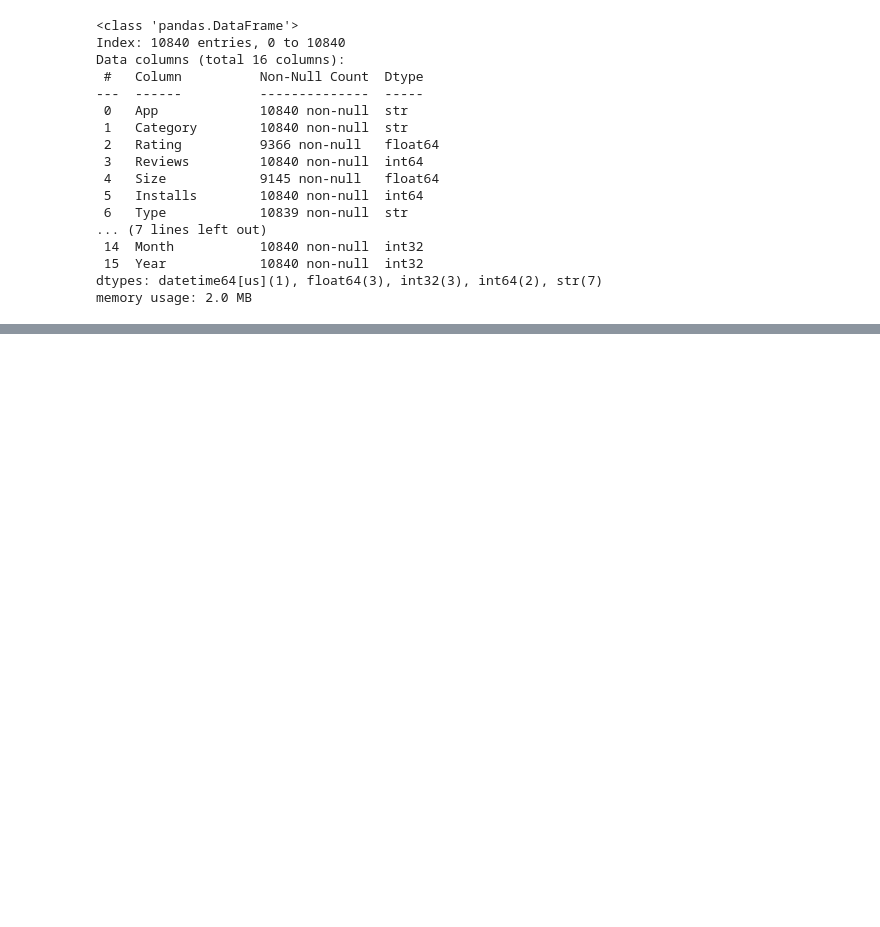
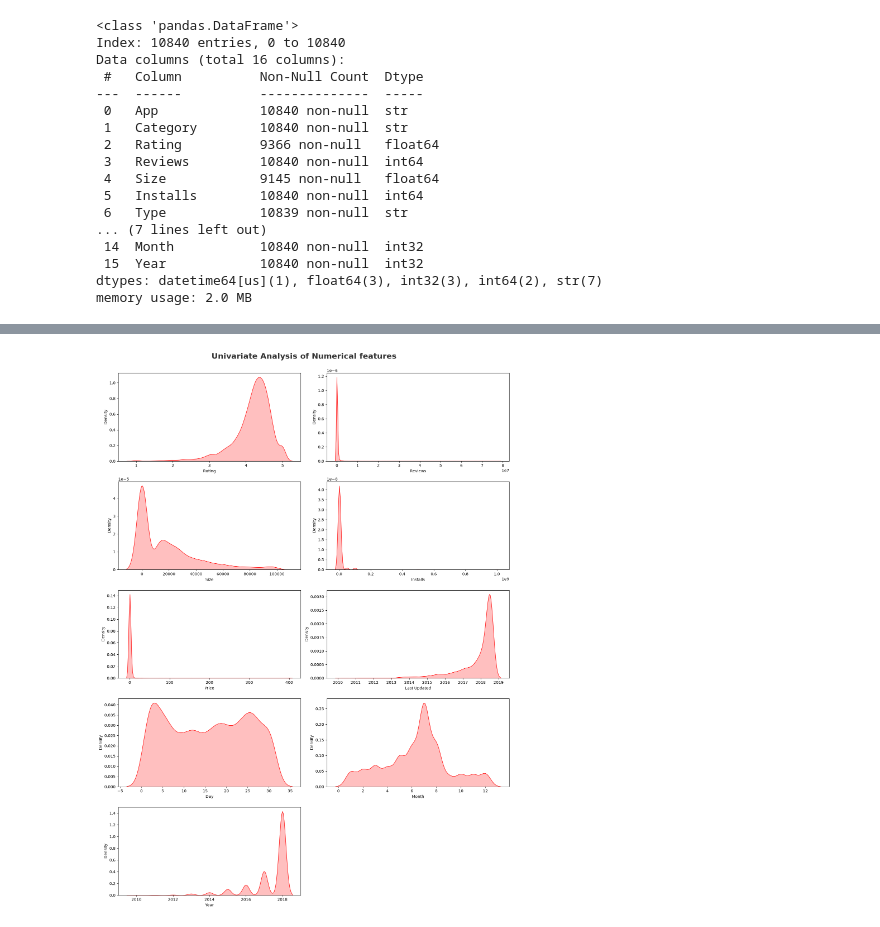
Before and after one commit to navyasrithota2006/complete_hands_on_ML, a Jupyter notebook: EDA/p3datacleaning-googleplaystore.ipynb, the cells around one changed output, grey strips where cells are left out. Cells and saved outputs as stored; diff of their text form; code cells hidden in the pictures; blank space fills up the shorter version.

Commit message:
doen the eda for this and had to do asiignment of 3q will do

```diff
--- a/EDA/p3datacleaning-googleplaystore.ipynb
+++ b/EDA/p3datacleaning-googleplaystore.ipynb
@@ -345,0 +365,3 @@ df_copy.to_csv('../datasets/google_cleaned.csv')
+# %%
+#we are gonna drop all those data down
+df_copy = df_copy.drop_duplicates(subset=['App'],keep='first') #here keep is a parameter which tells that first of the duplicates to be from second we can drop
@@ -345,0 +394,7 @@ df_copy.to_csv('../datasets/google_cleaned.csv')
+# %%
+numeric_features = [feature for feature in df_copy.columns if df_copy[feature].dtype != 'str'] #forms a list of cols with dtypes not eual to object
+categorical_features = [feature for feature in df_copy.columns if df_copy[feature].dtype == 'str'] #forms a list of cols with dtypes eyal to object
+
+#printing the columns
+print(f"we have {len(numeric_features)} numerical features : {numeric_features}")
+print(f"we have {len(categorical_features)} categorical fetaures : {categorical_features}")
@@ -345,0 +451,11 @@ df_copy.to_csv('../datasets/google_cleaned.csv')
+# %%
+#now we will visualize the proportion of count on numerical columns
+plt.figure(figsize=(15,20))
+plt.suptitle("Univariate Analysis of Numerical features",fontsize=20,fontweight='bold',alpha=0.8,y=1.)
+for i in range(0,len(numeric_features)):
+    plt.subplot(5,2,i+1)
+    sns.kdeplot(x=df_copy[numeric_features[i]],shade=True,color='r') #kde-kernel density estimator plot
+    plt.xlabel(numeric_features[i])
+    plt.tight_layout()
+# %% [output]
+[figure, added]
```
Also changed, not shown: parts of 20 cells of this notebook.
